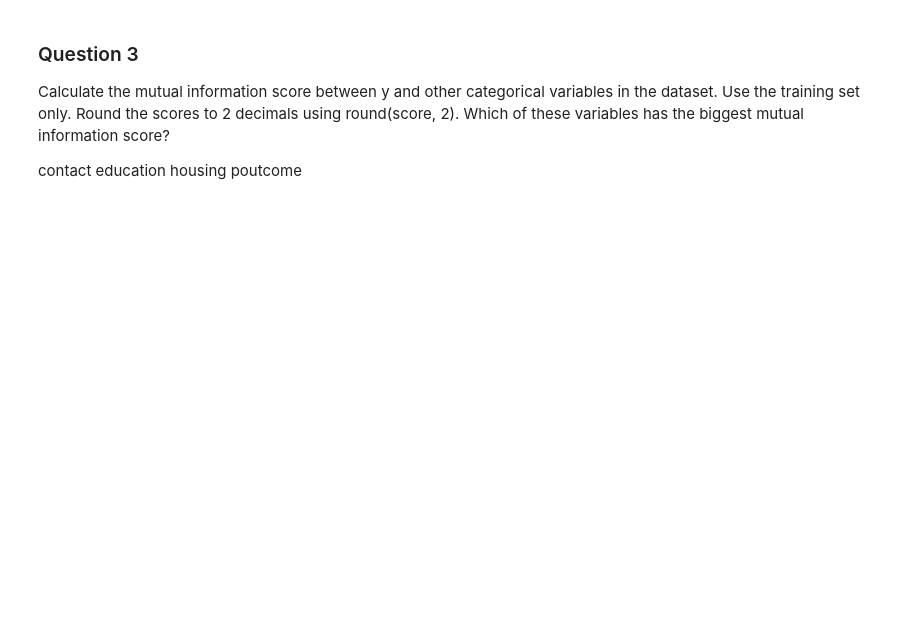
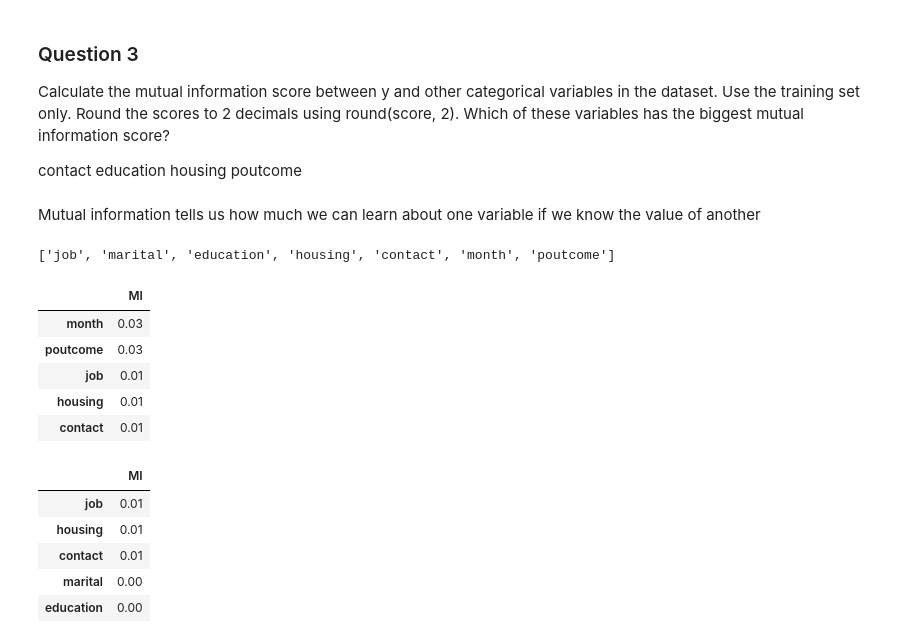
Before and after one commit to elinaharnovich/ml-zoomcamp, a Jupyter notebook: homework_3/homework_3.ipynb, the cells around one changed output. Drawn from its saved outputs; the diff is of its cells as text; code cells hidden in the pictures; blank space fills up the shorter version.

Commit message:
add mutual information

```diff
--- a/homework_3/homework_3.ipynb
+++ b/homework_3/homework_3.ipynb
@@ -136,6 +136,5 @@ Successfully installed joblib-1.4.2 scikit-learn-1.5.2 scipy-1.14.1 threadpoolct
 # %%
 from sklearn.model_selection import train_test_split
 # %%
-df_train_full, df_test = train_test_split(df, test_size=0.2, random_state=1)
+df_train_full, df_test = train_test_split(df, test_size=0.2, random_state=42)
+df_train, df_val = train_test_split(df_train_full, test_size=0.25, random_state=42)
-# %%
-df_train, df_val = train_test_split(df_train_full, test_size=0.33, random_state=11)
@@ -141,0 +145,3 @@ df_train, df_val = train_test_split(df_train_full, test_size=0.33, random_state=
+# %%
+y_train = df_train.y.values
+y_val = df_val.y.values
@@ -149,3 +158,5 @@ contact
 education
 housing
 poutcome
+# %% [markdown]
+Mutual information tells us how much we can learn about one variable if we know the value of another
@@ -151,0 +165,29 @@ poutcome
+# %%
+categorical = df.columns[df.dtypes == "object"].to_list()
+# %%
+categorical
+# %% [output]
+['job', 'marital', 'education', 'housing', 'contact', 'month', 'poutcome']
+# %%
+def calculate_mi(series):
+    return round(mutual_info_score(series, y_train), 2)
+
+df_mi = df_train[categorical].apply(calculate_mi)
+df_mi = df_mi.sort_values(ascending=False).to_frame(name='MI')
+
+
+display(df_mi.head())
+display(df_mi.tail())
+# %% [output]
+|  | MI |
+| month | 0.03 |
+| poutcome | 0.03 |
+| job | 0.01 |
+| housing | 0.01 |
+| contact | 0.01 |
+|  | MI |
+| job | 0.01 |
+| housing | 0.01 |
+| contact | 0.01 |
+| marital | 0.00 |
+| education | 0.00 |
```
Also changed, not shown: parts of 3 cells of this notebook.
